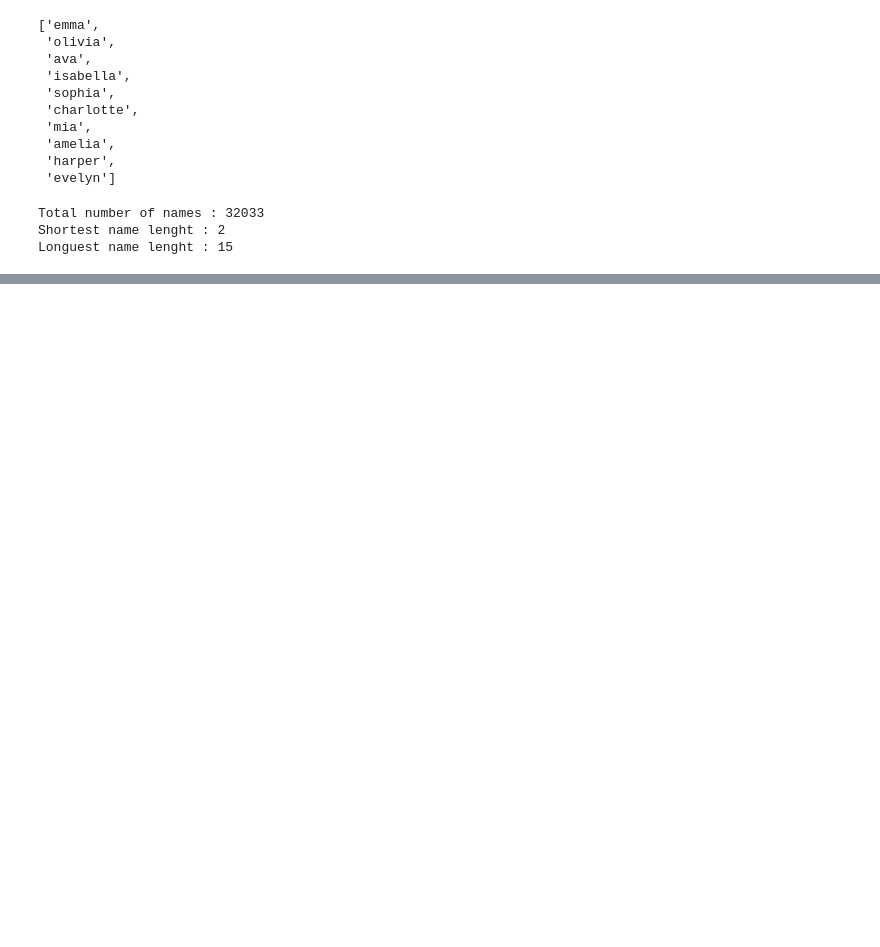
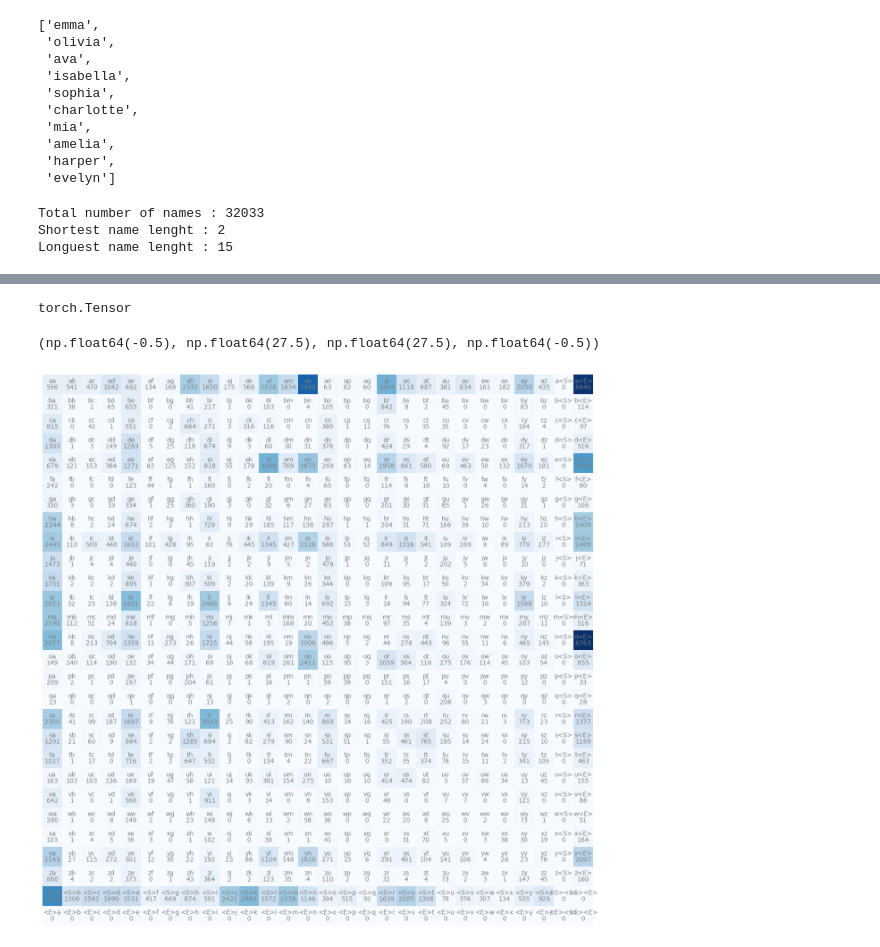
Before and after one commit to sergedevillez/Andrew-Karpathy-s-Playlist, a Jupyter notebook: 1.Build Makemore/build_makemore.ipynb, the cells around one changed output, grey strips where cells are left out. Cells and saved outputs as stored; diff of their text form; code cells hidden in the pictures; blank space fills up the shorter version.

Commit message:
Added array creation and modelisation

```diff
--- a/1.Build Makemore/build_makemore.ipynb
+++ b/1.Build Makemore/build_makemore.ipynb
@@ -45,0 +54,22 @@ a <E>
+# %%
+# Create the array 26 + 2
+N = torch.zeros((28, 28), dtype=torch.int32) # 128 is the number of ASCII characters
+# %%
+# We need to index into integer rather than chararacters
+the_set = set(''.join(words)) # gives us the set of characters in the file
+chars = sorted(list(the_set)) # give us the sorted list of characters
+stoi = {s:i for i,s in enumerate(chars)} # create a dictionary that maps character to index
+stoi['<S>'] = 26 # add the start token
+stoi['<E>'] = 27 # add the end token
+# %%
+
+for w in words:
+    # We want to mark character when they are at the start or end of a string (in our case of single name). For that we hallucinate special tokens.
+    chs = ['<S>'] + list(w) + ['<E>']
+    for ch1, ch2 in zip(chs, chs[1:]):
+        ix1 = stoi[ch1] # index of the first character
+        ix2 = stoi[ch2] # index of the second character
+        N[ix1, ix2] += 1
+# %%
+itos = {i:s for s,i in stoi.items()} # create the reverse mapping from index to character
+itos
@@ -45,0 +94,18 @@ a <E>
+# %%
+type(N[3,3])
+# %% [output]
+torch.Tensor
+# %%
+# to visialise a bit nicer we use the library matplotlib
+import matplotlib.pyplot as plt
+plt.figure(figsize=(16,16))
+plt.imshow(N, cmap='Blues')
+for i in range(28):
+    for j in range(28):
+        chrst = itos[i] + itos[j]
+        plt.text(j, i, chrst, ha='center', va='bottom', color='gray')
+        plt.text(j, i, N[i, j].item(), ha='center', va='top', color='gray')
+plt.axis('off')
+# %% [output]
+(np.float64(-0.5), np.float64(27.5), np.float64(27.5), np.float64(-0.5))
+[figure, added]
```
Also changed, not shown: parts of 15 cells of this notebook.
